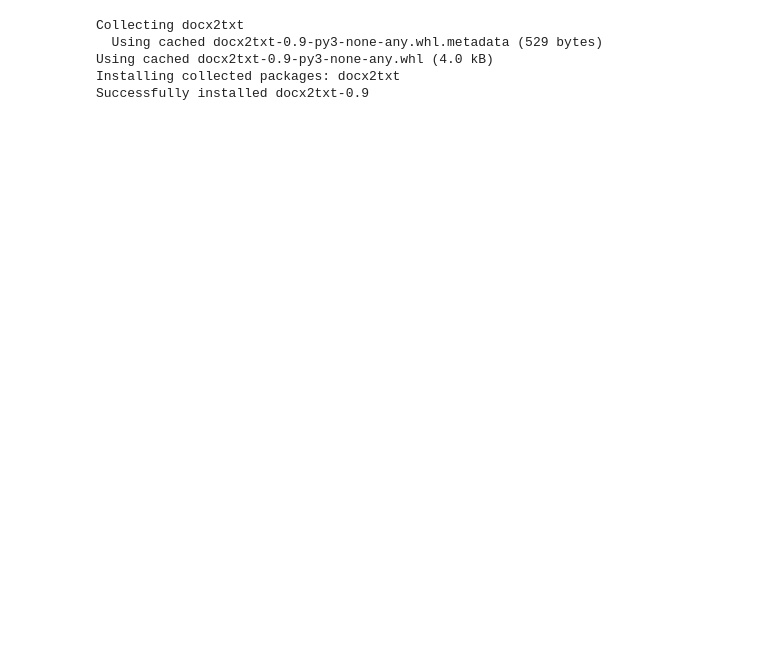
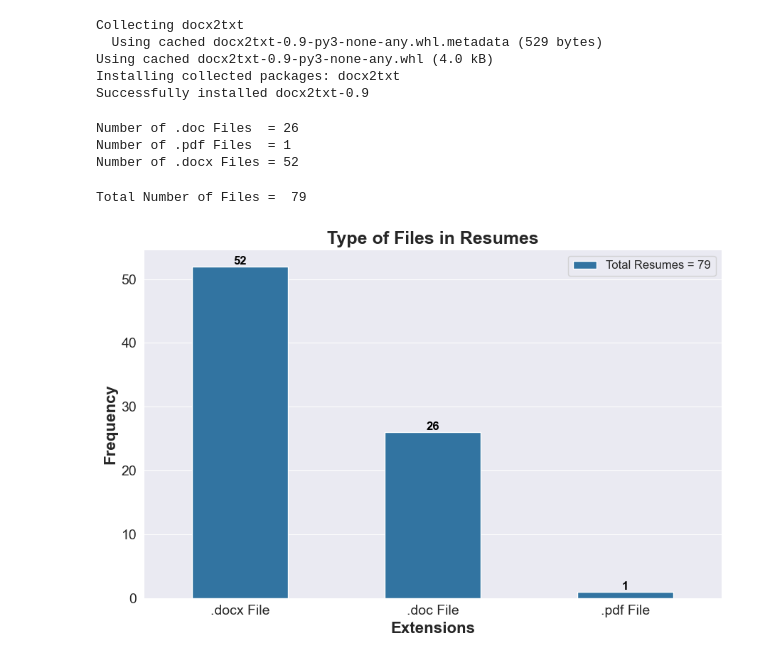
Before and after one commit to adityakanamadi281/Resume_Classification, a Jupyter notebook: Notebooks/EDA_Resume_Classification.ipynb, the cells around one changed output. Saved outputs shown, nothing was run; the diff lists cells and outputs as text; code cells hidden in the pictures; blank space fills up the shorter version.

```diff
--- a/Notebooks/EDA_Resume_Classification.ipynb
+++ b/Notebooks/EDA_Resume_Classification.ipynb
@@ -29,0 +56,33 @@ filepath = r"C:\Users\adity\Resume_Classification\Dataset\Resumes"
+# %%
+print('Number of .doc Files  = {}'.format(len(doc_file)),'\n'
+      'Number of .pdf Files  = {}'.format(len(pdf_file)),'\n'
+      'Number of .docx Files = {}'.format(len(docx_file)))
+# %% [output]
+Number of .doc Files  = 26
+Number of .pdf Files  = 1
+Number of .docx Files = 52
+# %%
+print("Total Number of Files = ", len(docx_file)+len(doc_file)+len(pdf_file))
+# %% [output]
+Total Number of Files =  79
+# %%
+rcParams = {'xtick.labelsize':'14','ytick.labelsize':'14','axes.labelsize':'16'}
+# %%
+fig, axe = plt.subplots(1,1, figsize=(9,6), dpi=100)
+ax = sns.barplot(x=['.docx File','.doc File','.pdf File'], y= [len(docx_file),len(doc_file),len(pdf_file)], width=0.5,
+                 ax = axe, label= 'Total Resumes = {}'.format(len(docx_file)+len(doc_file)+len(pdf_file)))
+
+axe.set_xlabel('Extensions', size=16,fontweight = 'bold')
+axe.set_ylabel('Frequency', size=16,fontweight = 'bold')
+plt.legend(loc='best', fontsize= 'large')
+plt.title('Type of Files in Resumes', fontsize= 18, fontweight= 'bold')
+
+for i in ax.containers:
+    ax.bar_label(i,color = 'black', fontweight = 'bold', fontsize= 12)
+
+pylab.rcParams.update(rcParams)
+fig.tight_layout()
+plt.show()
+fig.savefig('IMG\File_Type_Bar', dpi = 500)
+# %% [output]
+[figure, added]
```
Also changed, not shown: parts of 21 cells of this notebook, 22 other files.
